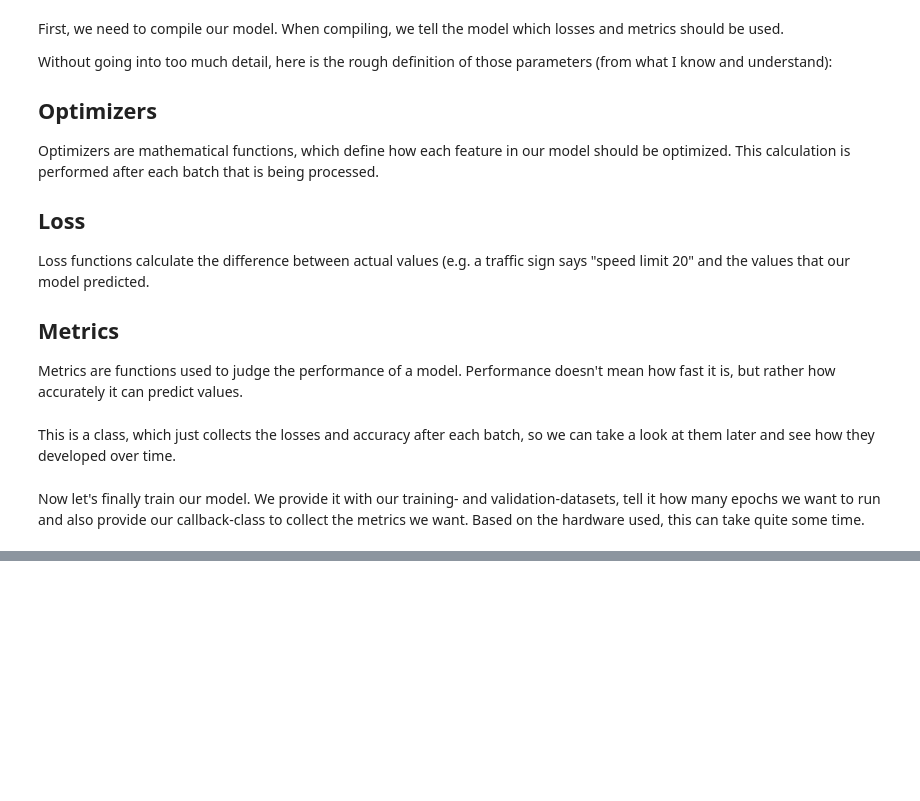
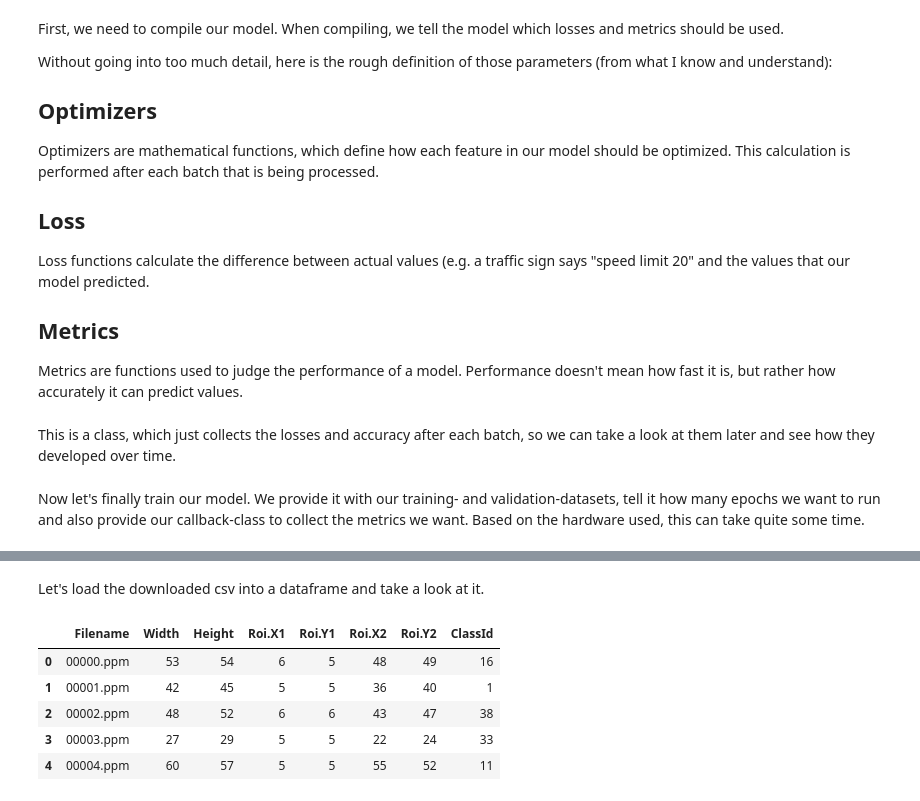
Before and after one commit to denishartl/overdog, a Jupyter notebook: notebooks/overdog_recognition.ipynb, the cells around one changed output, grey strips where cells are left out. Cells and saved outputs as stored; diff of their text form; code cells hidden in the pictures; blank space fills up the shorter version.

```diff
--- a/notebooks/overdog_recognition.ipynb
+++ b/notebooks/overdog_recognition.ipynb
@@ -325,0 +403,24 @@ Epoch 6/20
+# %%
+zip_dir = '../data/GTSRB_Final_Test_GT.zip'
+test_dir = '../data/test/'
+
+url = 'https://sid.erda.dk/public/archives/daaeac0d7ce1152aea9b61d9f1e19370/GTSRB_Final_Test_GT.zip'
+response = requests.get(url)
+
+with open(zip_dir, 'wb') as file:
+    file.write(response.content)
+
+shutil.unpack_archive(zip_dir, test_dir)
+os.remove(zip_dir)
+# %% [markdown]
+Let's load the downloaded csv into a dataframe and take a look at it.
+# %%
+test_labels = pd.read_csv(os.path.join(test_dir, 'GT-final_test.csv'), delimiter=';')
+test_labels.head()
+# %% [output]
+|  | Filename | Width | Height | Roi.X1 | Roi.Y1 | Roi.X2 | Roi.Y2 | ClassId |
+| 0 | 00000.ppm | 53 | 54 | 6 | 5 | 48 | 49 | 16 |
+| 1 | 00001.ppm | 42 | 45 | 5 | 5 | 36 | 40 | 1 |
+| 2 | 00002.ppm | 48 | 52 | 6 | 6 | 43 | 47 | 38 |
+| 3 | 00003.ppm | 27 | 29 | 5 | 5 | 22 | 24 | 33 |
+| 4 | 00004.ppm | 60 | 57 | 5 | 5 | 55 | 52 | 11 |
```
Also changed, not shown: parts of 23 cells of this notebook, 5 other files.
